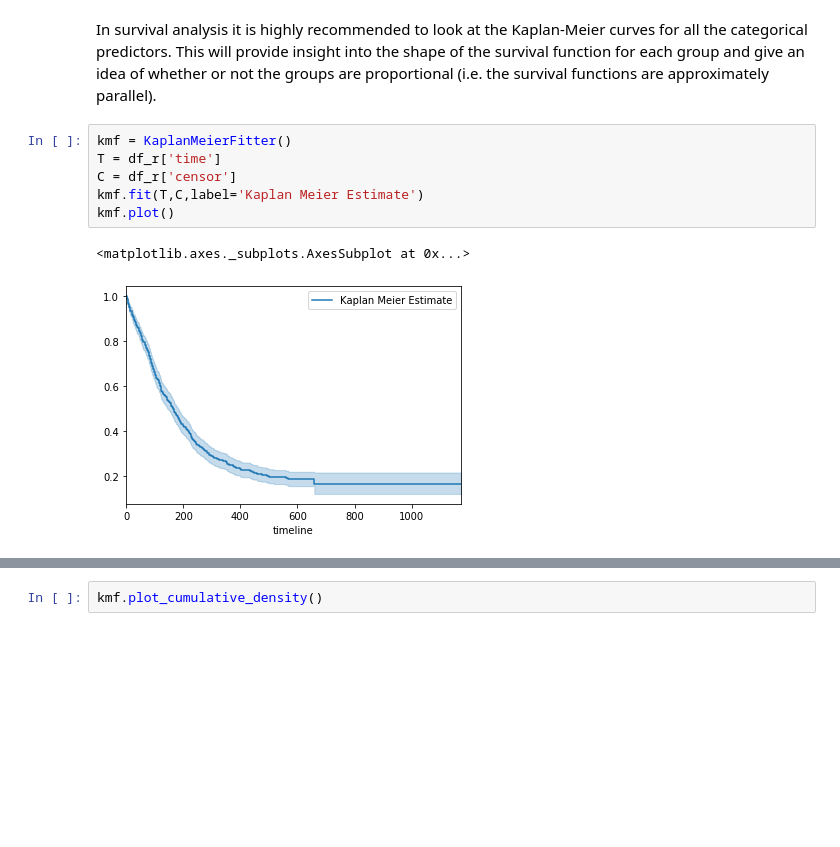
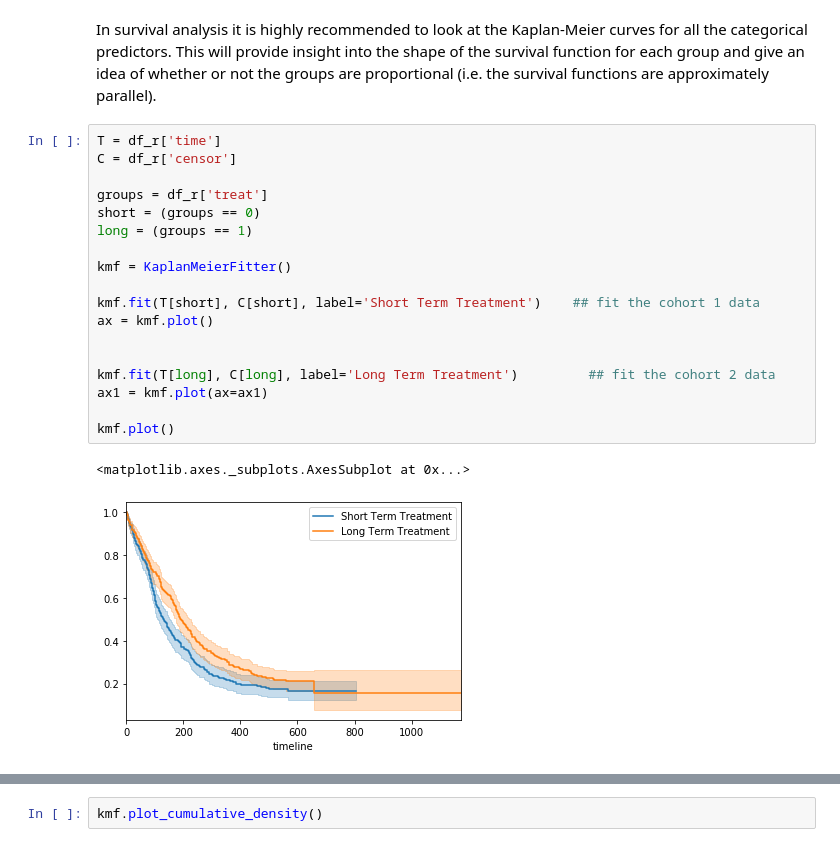
Before and after one commit to johnnypr/SQL-JOB, a Jupyter notebook: Projects/PROJECT 5/survival_analysis.ipynb, the cells around one changed output, grey strips where cells are left out. Cells and saved outputs as stored; diff of their text form; blank space fills up the shorter version.

```diff
--- a/Projects/PROJECT 5/survival_analysis.ipynb
+++ b/Projects/PROJECT 5/survival_analysis.ipynb
@@ -62,12 +82,24 @@ Name: herco, dtype: int64
 **Univariate Analysis**
 # %% [markdown]
 In survival analysis it is highly recommended to look at the Kaplan-Meier curves for all the categorical predictors. This will provide insight into the shape of the survival function for each group and give an idea of whether or not the groups are proportional (i.e. the survival functions are approximately parallel).
-# %%
-kmf = KaplanMeierFitter()
-T = df_r['time']
-C = df_r['censor']
-kmf.fit(T,C,label='Kaplan Meier Estimate')
-kmf.plot()
-# %% [output]
-<matplotlib.axes._subplots.AxesSubplot at 0x...>
-[figure, removed]
+# %%
+T = df_r['time']
+C = df_r['censor']
+
+groups = df_r['treat']
+short = (groups == 0)
+long = (groups == 1)
+
+kmf = KaplanMeierFitter()
+
+kmf.fit(T[short], C[short], label='Short Term Treatment')    ## fit the cohort 1 data
+ax = kmf.plot()
+
+
+kmf.fit(T[long], C[long], label='Long Term Treatment')         ## fit the cohort 2 data
+ax1 = kmf.plot(ax=ax1)
+
+kmf.plot()
+# %% [output]
+<matplotlib.axes._subplots.AxesSubplot at 0x...>
+[figure, added]
```
Also changed, not shown: parts of 9 cells of this notebook.
